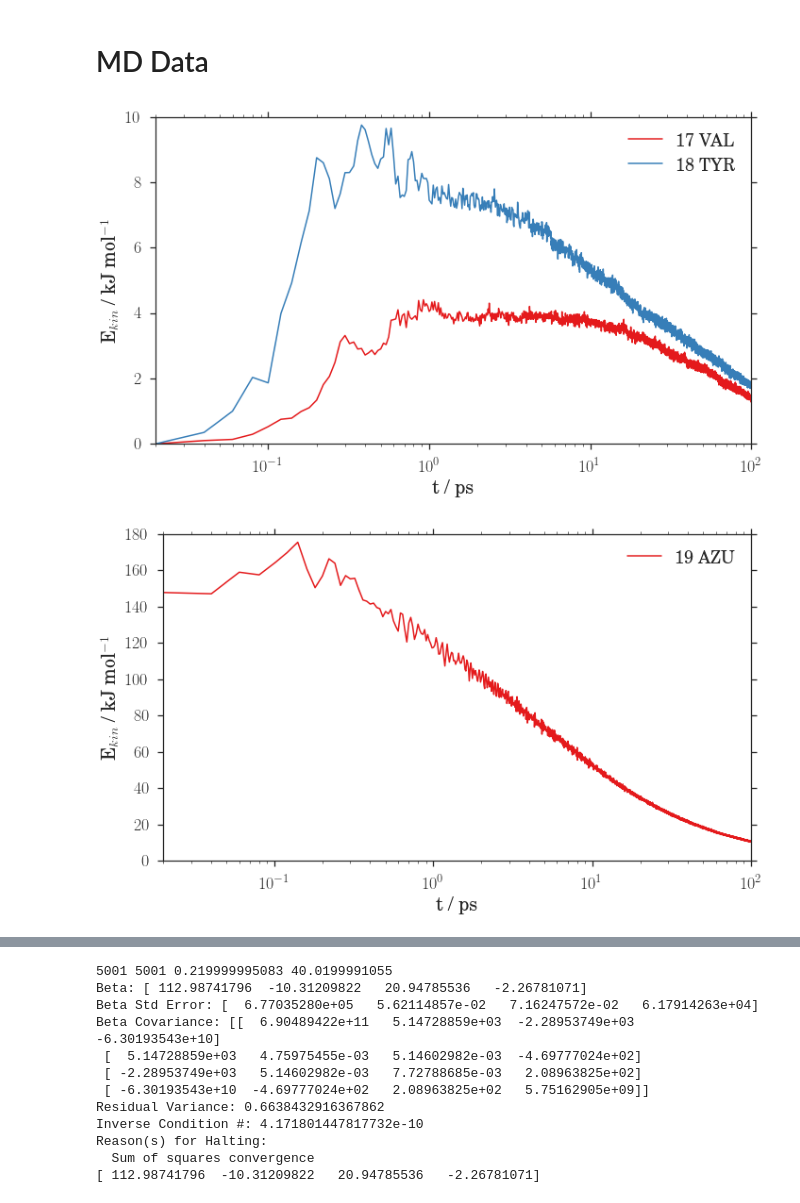
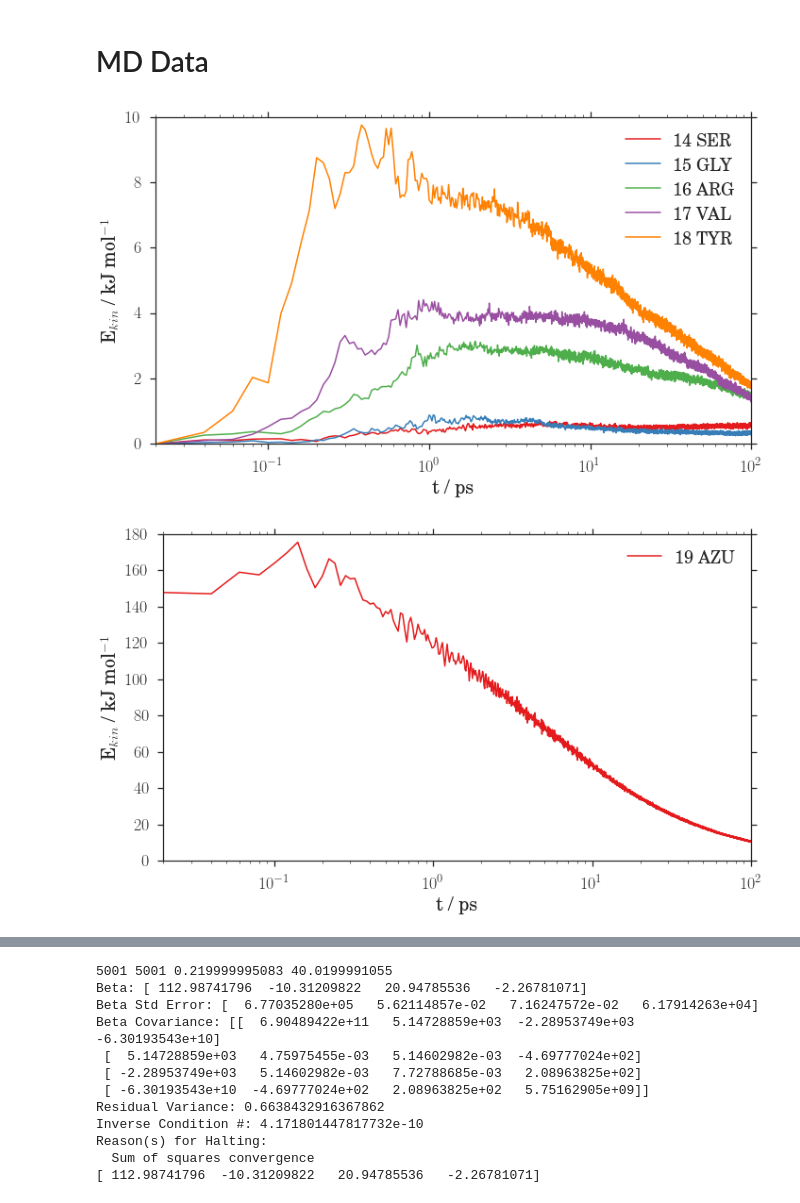
Before and after one commit to Schlabonski/WW, a Jupyter notebook: Scripts/MEQ_simulation.ipynb, the cells around one changed output, grey strips where cells are left out. Cells and saved outputs as stored; diff of their text form; code cells hidden in the pictures.

```diff
--- a/Scripts/MEQ_simulation.ipynb
+++ b/Scripts/MEQ_simulation.ipynb
@@ -100,35 +103,35 @@ for ekin in E_kin_MD:
 
         elif i == len(exponential_intervals)-2:
             index1 = exponential_intervals[i]
             ekin_unfiltered = ekin[index1:]
             ekin_filtered = sig.savgol_filter(ekin_unfiltered, 5**(i+1), 4)
             ekin[index1:] = ekin_filtered'''
 
 
 plotlabels = residue_names[1:]
 
 
-plot_E_kin(E_kin_MD[15:17], t, plotlabels[15:17])
+plot_E_kin(E_kin_MD[12:17], t, plotlabels[12:17])
 
 plot_E_kin(E_kin_MD[17:18], t, plotlabels[17:18], norm_to_zero=False)
 
 plot_E_kin(E_kin_MD[18:23], t, plotlabels[18:23])
 
 plot_E_kin(E_kin_MD[23:26], t, plotlabels[23:26])
 
 
 plot_E_kin(E_kin_MD[5:8], t, plotlabels[5:8])
 
 plot_E_kin(E_kin_MD[26:], t, plotlabels[26:])
 
 plot_E_kin(E_kin_MD[17:18, :1000], t[:1000], plotlabels[17:18], log=False)
 plot_E_kin(E_kin_MD[15:17], t, plotlabels[15:17], log=False)
 
 
 # total energy of peptide
 plot_E_kin([np.sum(E_kin_MD, axis=0)[:1000]], time_MD[:1000], plotlabels=['Total energy'], saveroot='E_kin_tot_MD')
 # %% [output]
-[figure, old version]
+[figure, new version]
 [figure]
 [figure]
 [figure]
```
Also changed, not shown: parts of 6 cells of this notebook, 23 other files.
